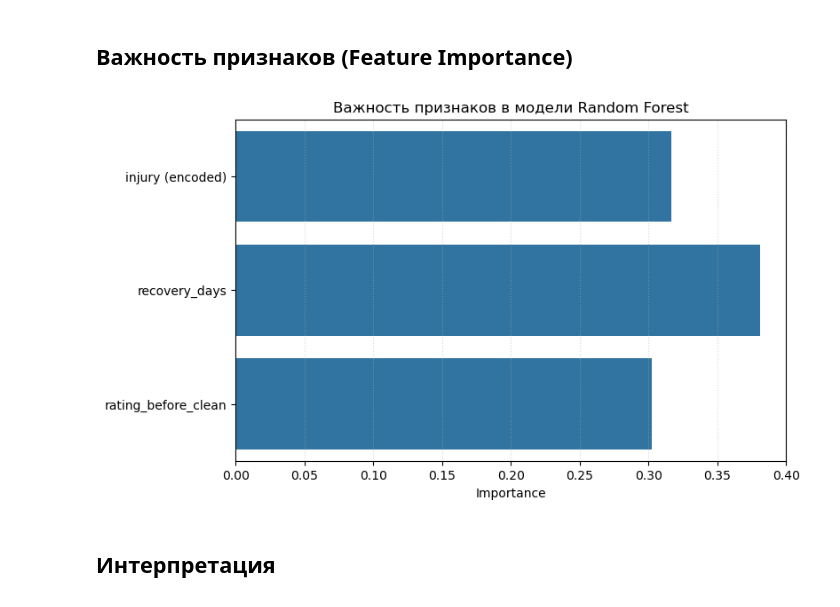
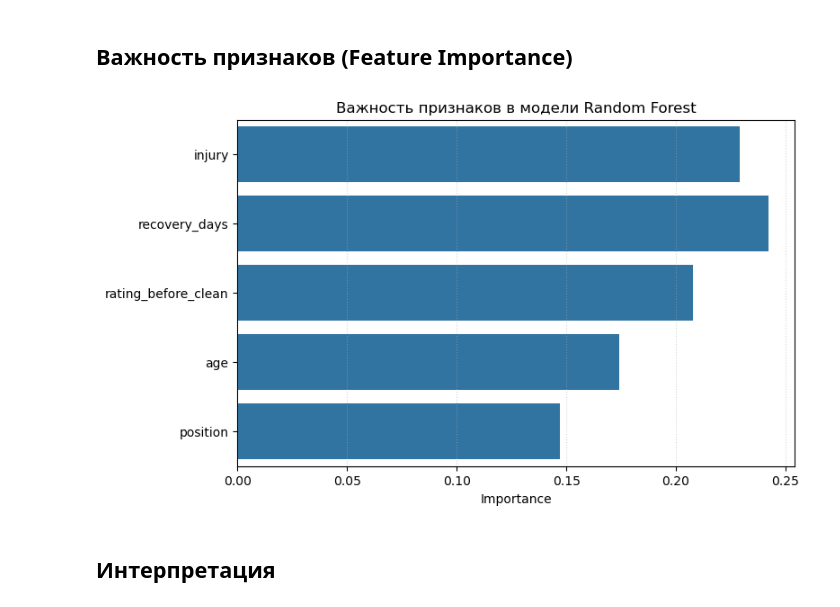
Before and after one commit to danlikendy/formcheck_project, a Jupyter notebook: form_check.ipynb, the cells around one changed output. Cells and saved outputs as stored; diff of their text form; code cells hidden in the pictures.

```diff
--- a/form_check.ipynb
+++ b/form_check.ipynb
@@ -53,7 +53,7 @@ from scipy.stats import ttest_rel
 # %% [markdown]
 ## Загрузка данных
 # %%
-df = pd.read_csv(r'C:\Users\ATsygantsov\Documents\portfolio\FormCheck\formscan_data.csv')
+df = pd.read_csv(r'C:\Users\ATsygantsov\Documents\portfolio\FormCheck\formcheck_data.csv')
 # %% [markdown]
 ## Очистка и переименование столбцов
 # %%
@@ -445,8 +445,9 @@ df_ml = df.dropna(subset=['recovery_days', 'rating_before_clean'])
 # %% [markdown]
 ## Выбор признаков и целевой переменной
 # %%
-X = df_ml[['injury', 'recovery_days', 'rating_before_clean']].copy()
+X = df_ml[['injury', 'recovery_days', 'rating_before_clean', 'age', 'position']].copy()
 X['injury'] = LabelEncoder().fit_transform(X['injury'].astype(str))
+X['position'] = LabelEncoder().fit_transform(X['position'].astype(str))
 y = df_ml['target_loss']
 # %% [markdown]
 ## Деление и масштабирование
@@ -501,16 +508,19 @@ AUC по кросс-валидации: 0.477 ± 0.035
 ## Важность признаков (Feature Importance)
 # %%
 importances = model.feature_importances_
-feature_names = ['injury (encoded)', 'recovery_days', 'rating_before_clean']
 
-plt.figure(figsize=(8,5))
+# Если модель обучалась на X с определёнными колонками
+
+feature_names = X.columns.tolist()
+
+plt.figure(figsize=(8, 5))
 sns.barplot(x=importances, y=feature_names)
 plt.title('Важность признаков в модели Random Forest')
 plt.xlabel('Importance')
 plt.grid(axis='x', linestyle=':', alpha=0.5)
 plt.show()
 # %% [output]
-[figure, old version]
+[figure, new version]
 # %% [markdown]
 ## Интерпретация
 # %% [markdown]
```
Also changed, not shown: parts of 6 cells of this notebook, 9 other files.
